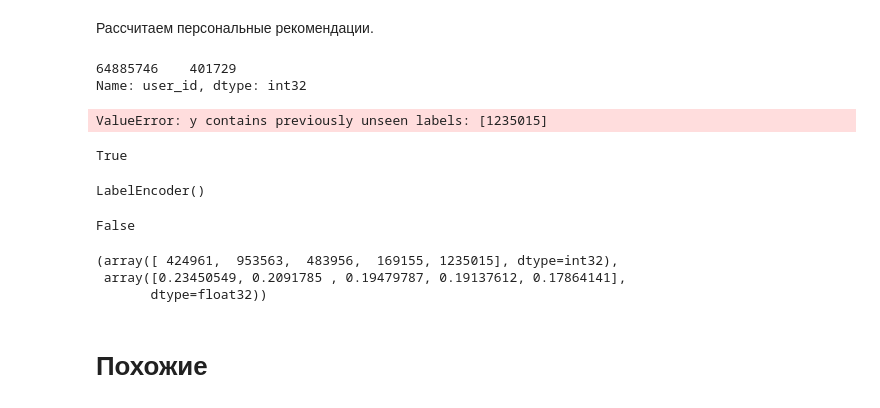
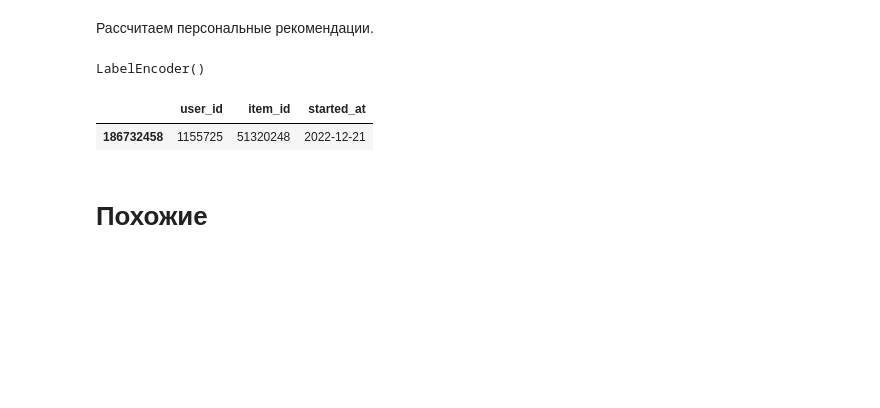
Before and after one commit to akzholtech/mle-project-sprint-4, a Jupyter notebook: recommendations.ipynb, the cells around one changed output. Cells and saved outputs as stored; diff of their text form; code cells hidden in the pictures; blank space fills up the shorter version.

```diff
--- a/recommendations.ipynb
+++ b/recommendations.ipynb
@@ -303,7 +305,12 @@ train_interactions = (events_train.groupby(["user_id", "item_id"], as_index=Fals
 # %%
 user_encoder = LabelEncoder()
 item_encoder = LabelEncoder()
+# %%
+user_encoder.fit(train_interactions["user_id"])
+item_encoder.fit(train_interactions["item_id"])
+# %% [output]
+LabelEncoder()
 # %%
-train_interactions["user_id_enc"] = user_encoder.fit_transform(train_interactions["user_id"])
-train_interactions["item_id_enc"] = item_encoder.fit_transform(train_interactions["item_id"])
+train_interactions["user_id_enc"] = user_encoder.transform(train_interactions["user_id"])
+train_interactions["item_id_enc"] = item_encoder.transform(train_interactions["item_id"])
 # %%
@@ -334,31 +340,13 @@ def get_recommendations_als(user_item_matrix, model, user_id, user_encoder, item
 # %%
 events_test = events_test[events_test["user_id"].isin(user_encoder.classes_) & events_test["item_id"].isin(item_encoder.classes_)].copy()
 # %%
-user_sample_id = events_train.sample()["user_id"]
+user_sample = events_test.sample()
 # %%
-user_sample_id
+user_sample
 # %% [output]
-64885746    401729
-Name: user_id, dtype: int32
+|  | user_id | item_id | started_at |
+| 186732458 | 1155725 | 51320248 | 2022-12-21 |
 # %%
-recommendations = get_recommendations_als(user_item_matrix, model, user_sample_id, user_encoder, item_encoder, False, 5)
+recommendations = get_recommendations_als(user_item_matrix, model, user_sample["user_id"], user_encoder, item_encoder, False, 10)
-# %% [output]
-ValueError: y contains previously unseen labels: [1235015]
-# %%
-1235015 in train_interactions["item_id"]
-# %% [output]
-True
-# %%
-item_encoder.fit(train_interactions["item_id"])
-# %% [output]
-LabelEncoder()
-# %%
-1235015 in item_encoder.classes_
-# %% [output]
-False
 # %%
-recommendations
+recommendations = recommendations.drop(columns=["item_id_enc"])[["item_id", "score"]]
-# %% [output]
-(array([ 424961,  953563,  483956,  169155, 1235015], dtype=int32),
- array([0.23450549, 0.2091785 , 0.19479787, 0.19137612, 0.17864141],
-       dtype=float32))
```
Also changed, not shown: parts of 45 cells of this notebook, 1 other file.
